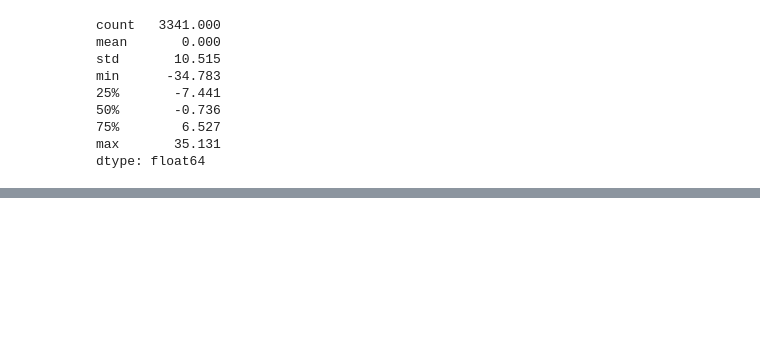
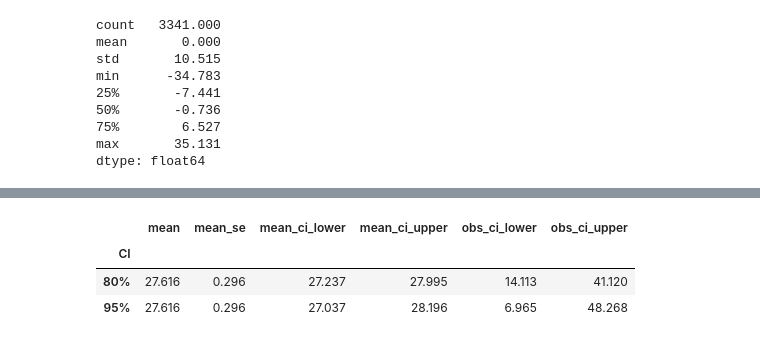
Before and after one commit to nxfern/DA3_Assignment_1, a Jupyter notebook: DA3_Assignment_1_NF.ipynb, the cells around one changed output, grey strips where cells are left out. Saved outputs shown, nothing was run; the diff lists cells and outputs as text; code cells hidden in the pictures; blank space fills up the shorter version.

```diff
--- a/DA3_Assignment_1_NF.ipynb
+++ b/DA3_Assignment_1_NF.ipynb
@@ -460,0 +541,27 @@ dtype: float64
+# %%
+# Creating predictive values described above
+pv3 = pd.DataFrame(pd.Series({
+    "age":31,
+    "agesq":31**2,
+    "female":1,
+    "no_degree":0,
+    "associate":0,
+    "higher_edu":0,
+    "black":0,
+    "asian":0,
+    "unionmme":0,
+    "hrwage":np.nan,
+})).T
+
+p3_95 = reg3.get_prediction(pv3).summary_frame()
+p3_80 = reg3.get_prediction(pv3).summary_frame(alpha=.2)
+
+df3 = pd.concat([p3_95, p3_80], axis=0, keys=['95%', '80%']).reset_index().groupby('level_0').value_counts().reset_index()
+df3.drop(columns=['level_1', 'count'], inplace=True)
+df3.rename(columns={'level_0': 'CI'}, inplace=True)
+df3.set_index('CI')
+# %% [output]
+|  | mean | mean_se | mean_ci_lower | mean_ci_upper | obs_ci_lower | obs_ci_upper |
+| CI |  |  |  |  |  |  |
+| 80% | 27.616 | 0.296 | 27.237 | 27.995 | 14.113 | 41.120 |
+| 95% | 27.616 | 0.296 | 27.037 | 28.196 | 6.965 | 48.268 |
```
Also changed, not shown: parts of 12 cells of this notebook.
